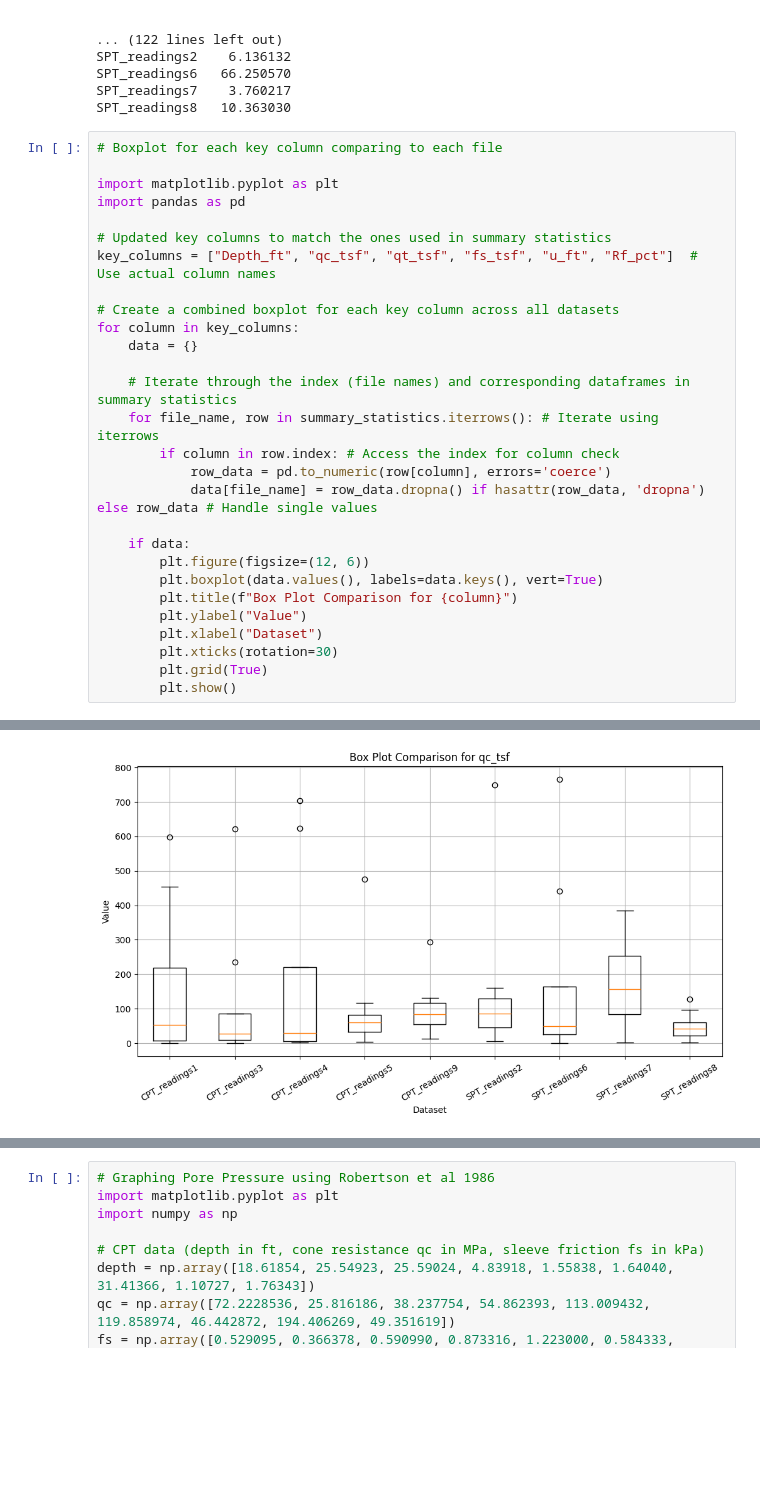
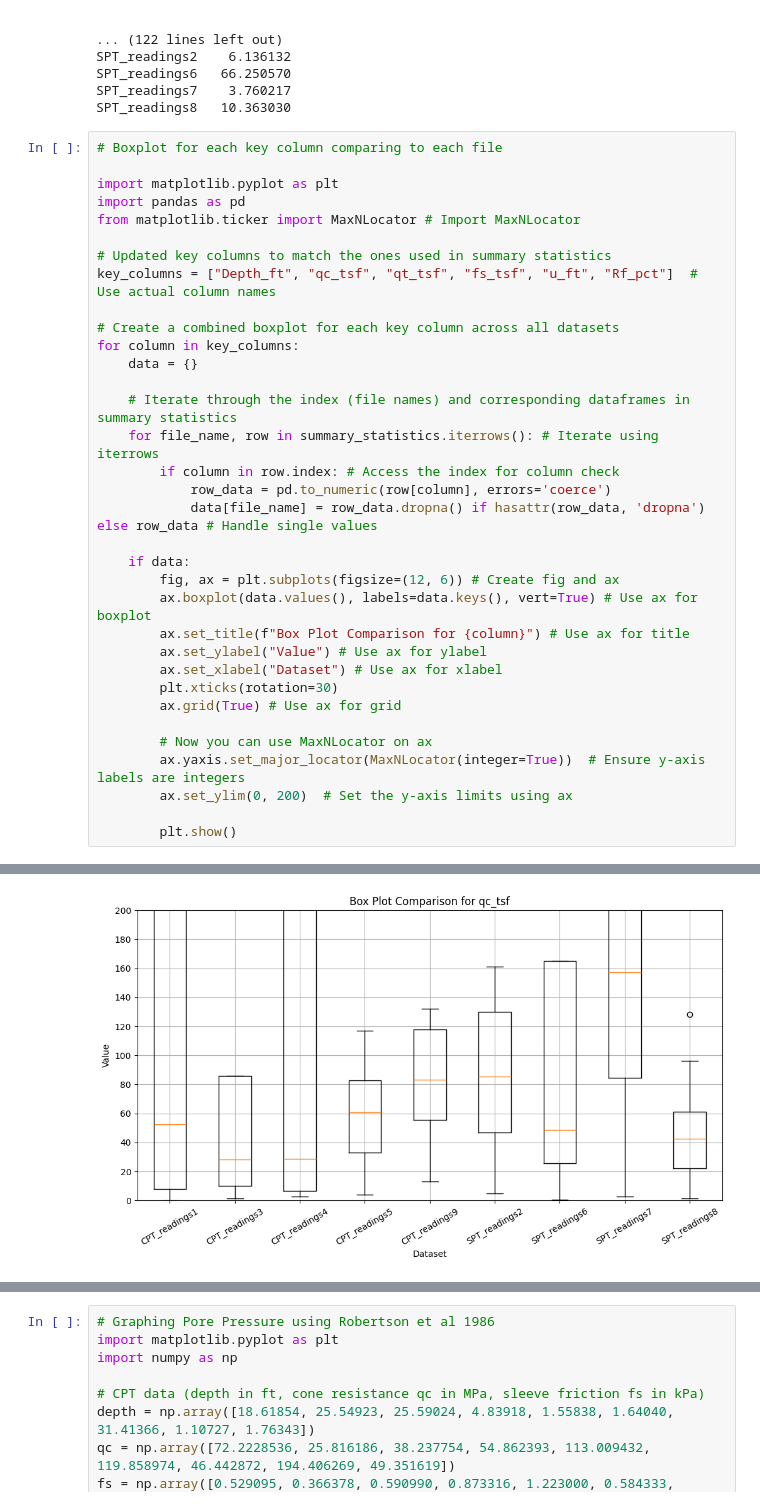
Before and after one commit to iGeology-Illinois/geol-581-module-3-principles-of-uncertainty-chapter-4-seanb7, a Jupyter notebook: Python Lab 4.ipynb, the cells around one changed output, grey strips where cells are left out. Cells and saved outputs as stored; diff of their text form; blank space fills up the shorter version.

```diff
--- a/Python Lab 4.ipynb
+++ b/Python Lab 4.ipynb
@@ -413,6 +413,7 @@ SPT_readings8   10.363030
 
 import matplotlib.pyplot as plt
 import pandas as pd
+from matplotlib.ticker import MaxNLocator # Import MaxNLocator
 
 # Updated key columns to match the ones used in summary statistics
 key_columns = ["Depth_ft", "qc_tsf", "qt_tsf", "fs_tsf", "u_ft", "Rf_pct"]  # Use actual column names
@@ -428,12 +429,17 @@ for column in key_columns:
             data[file_name] = row_data.dropna() if hasattr(row_data, 'dropna') else row_data # Handle single values
 
     if data:
-        plt.figure(figsize=(12, 6))
-        plt.boxplot(data.values(), labels=data.keys(), vert=True)
-        plt.title(f"Box Plot Comparison for {column}")
-        plt.ylabel("Value")
-        plt.xlabel("Dataset")
+        fig, ax = plt.subplots(figsize=(12, 6)) # Create fig and ax
+        ax.boxplot(data.values(), labels=data.keys(), vert=True) # Use ax for boxplot
+        ax.set_title(f"Box Plot Comparison for {column}") # Use ax for title
+        ax.set_ylabel("Value") # Use ax for ylabel
+        ax.set_xlabel("Dataset") # Use ax for xlabel
         plt.xticks(rotation=30)
-        plt.grid(True)
+        ax.grid(True) # Use ax for grid
+
+        # Now you can use MaxNLocator on ax
+        ax.yaxis.set_major_locator(MaxNLocator(integer=True))  # Ensure y-axis labels are integers
+        ax.set_ylim(0, 200)  # Set the y-axis limits using ax
+
         plt.show()
 # %% [output]
@@ -441 +447 @@ for column in key_columns:
-[figure, old version]
+[figure, new version]
```
Also changed, not shown: parts of 2 cells of this notebook.
